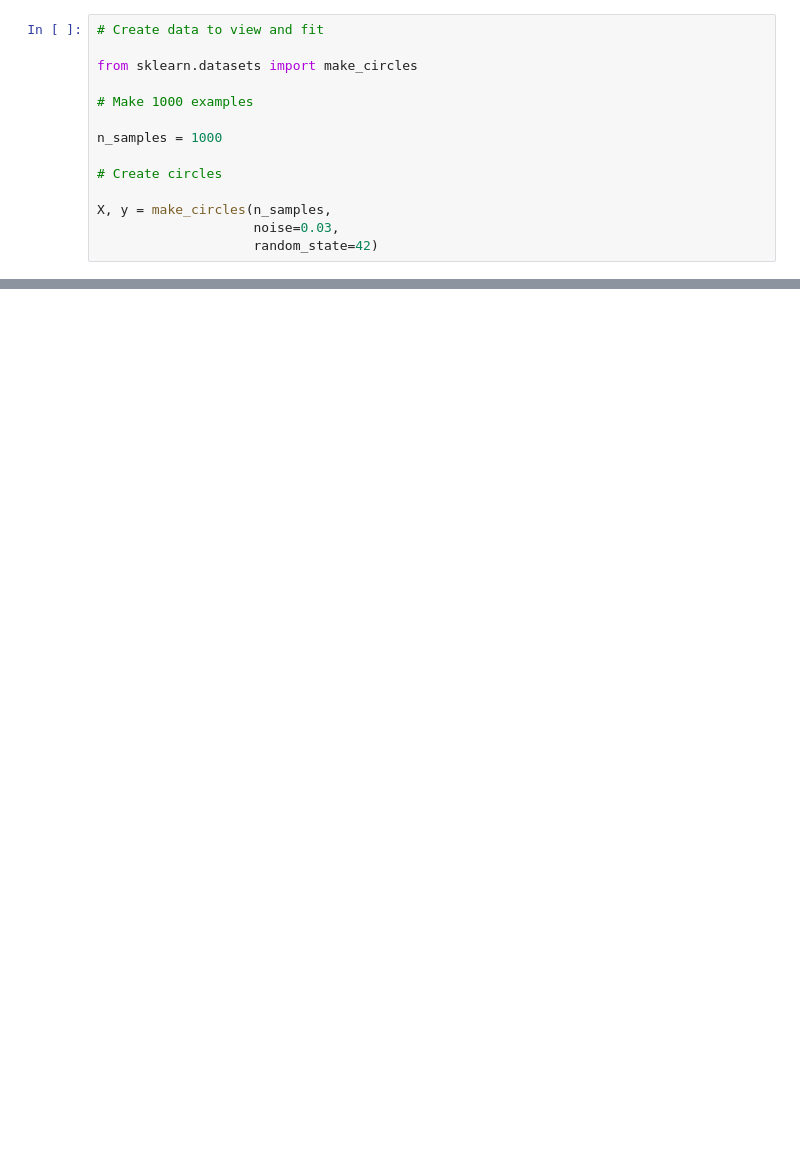
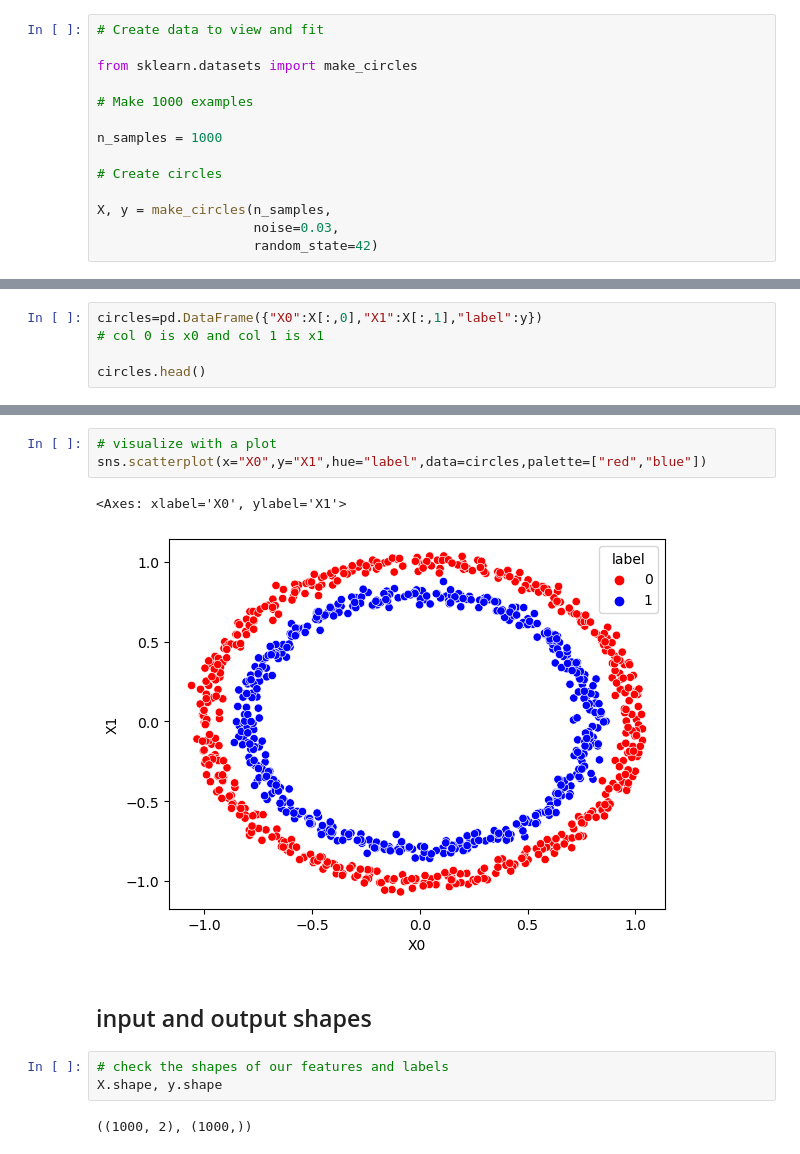
Before and after one commit to mageshyt/Machine-Learning-2023, a Jupyter notebook: Deep learning/02_neural_network_Classfication_in_tensorflow.ipynb, the cells around one changed output, grey strips where cells are left out. Saved outputs shown, nothing was run; the diff lists cells and outputs as text; blank space fills up the shorter version.

```diff
--- a/Deep learning/02_neural_network_Classfication_in_tensorflow.ipynb
+++ b/Deep learning/02_neural_network_Classfication_in_tensorflow.ipynb
@@ -37,0 +47,5 @@ X, y = make_circles(n_samples,
+# %%
+circles=pd.DataFrame({"X0":X[:,0],"X1":X[:,1],"label":y})
+# col 0 is x0 and col 1 is x1
+
+circles.head()
@@ -37,0 +59,13 @@ X, y = make_circles(n_samples,
+# %%
+# visualize with a plot
+sns.scatterplot(x="X0",y="X1",hue="label",data=circles,palette=["red","blue"])
+# %% [output]
+<Axes: xlabel='X0', ylabel='X1'>
+[figure, added]
+# %% [markdown]
+## input and output shapes
+# %%
+# check the shapes of our features and labels
+X.shape, y.shape
+# %% [output]
+((1000, 2), (1000,))
```
Also changed, not shown: parts of 19 cells of this notebook.
